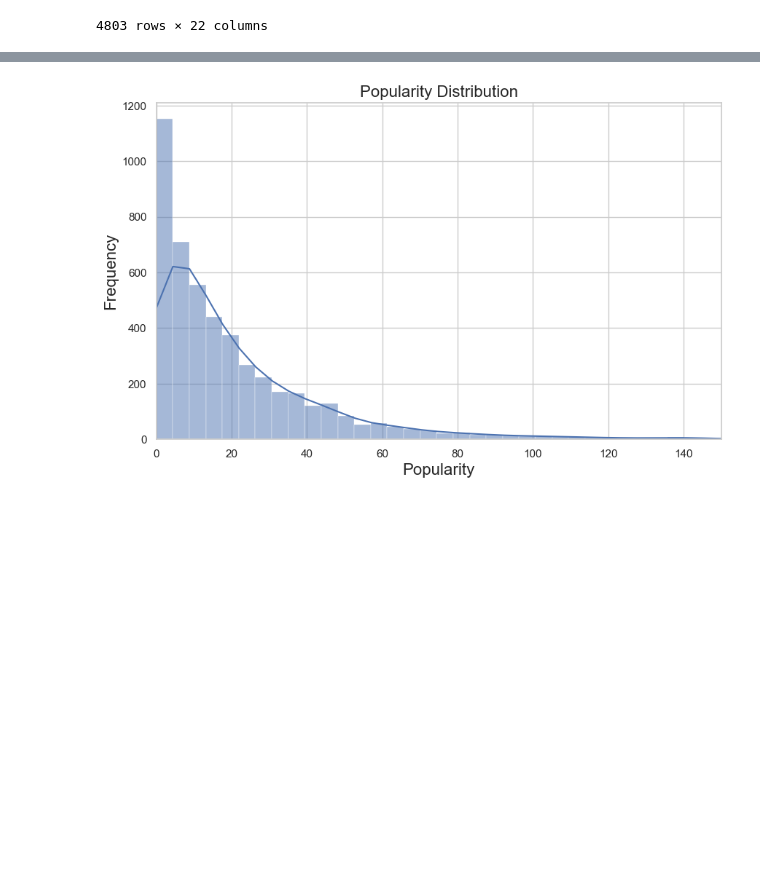
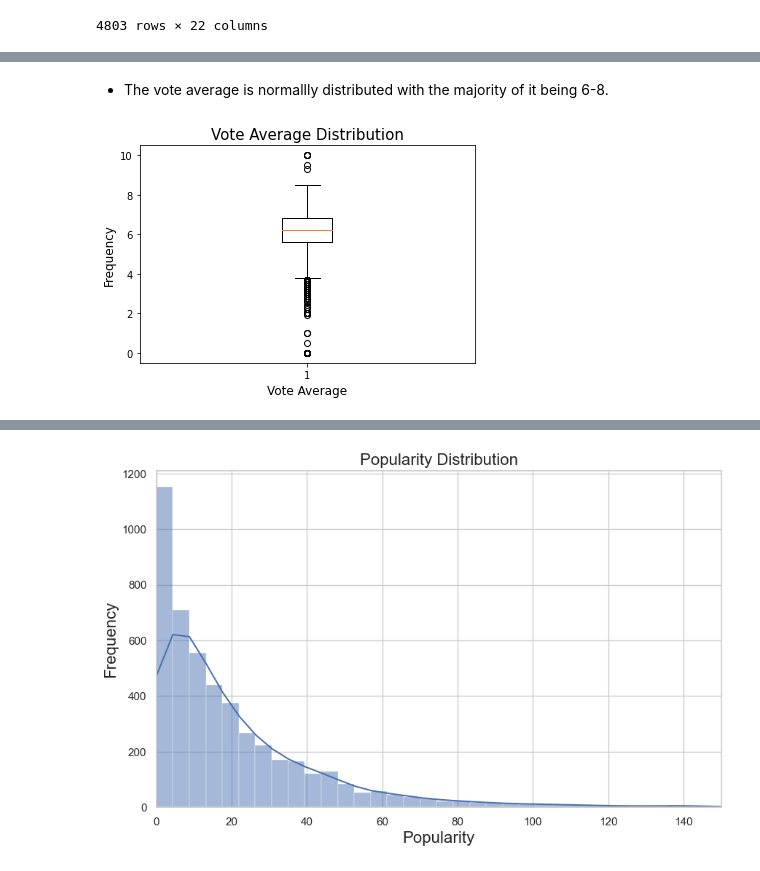
Before and after one commit to Imacharia/Movie_Recomendation, a Jupyter notebook: Movie Recommendation.ipynb, the cells around one changed output, grey strips where cells are left out. Drawn from its saved outputs; the diff is of its cells as text; code cells hidden in the pictures; blank space fills up the shorter version.

```diff
--- a/Movie Recommendation.ipynb
+++ b/Movie Recommendation.ipynb
@@ -316,0 +397,10 @@ movies_credits['tags'] = movies_credits['overview'] + movies_credits['genres'] +
+# %% [markdown]
+* The vote average is normallly distributed with the majority of it being 6-8.
+# %%
+plt.boxplot(movies_credits['vote_average'])
+plt.xlabel("Vote Average", fontsize=12)
+plt.ylabel("Frequency", fontsize=12)
+plt.title("Vote Average Distribution", fontsize=15)
+plt.show()
+# %% [output]
+[figure, added]
```
Also changed, not shown: parts of 66 cells of this notebook.
